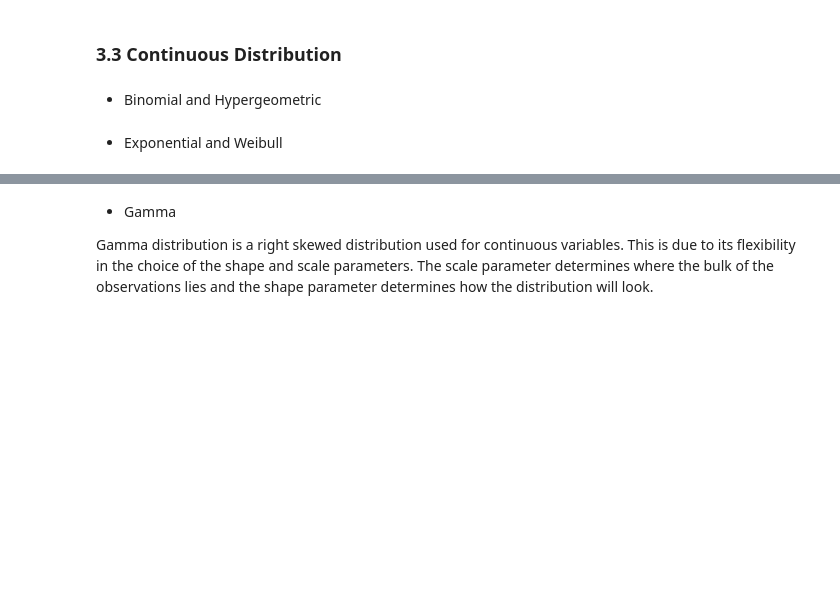
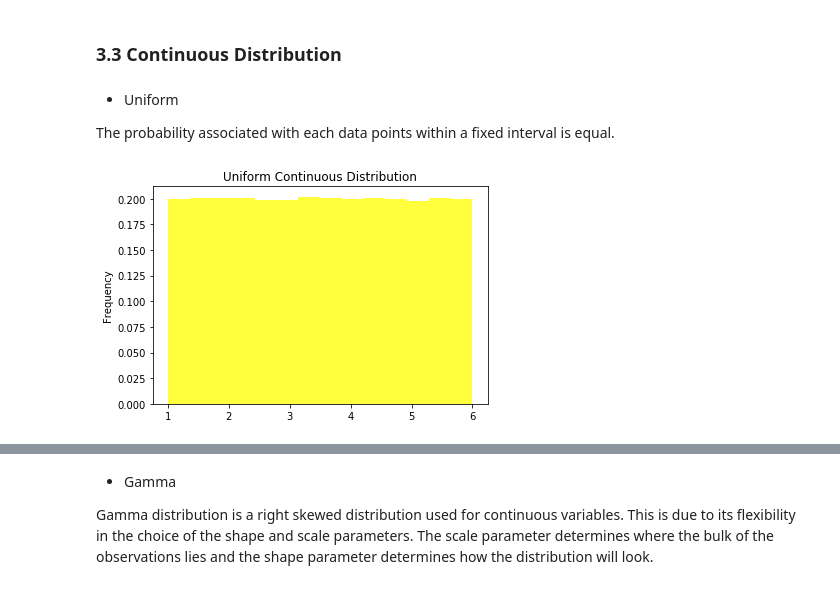
Before and after one commit to G00387847/numpy.random, a Jupyter notebook: numpy.random.ipynb, the cells around one changed output, grey strips where cells are left out. Saved outputs shown, nothing was run; the diff lists cells and outputs as text; code cells hidden in the pictures; blank space fills up the shorter version.

```diff
--- a/numpy.random.ipynb
+++ b/numpy.random.ipynb
@@ -254,6 +253,16 @@ fig=plot.get_figure()
 # %% [markdown]
 ### 3.3 Continuous Distribution
-# %% [markdown]
-* Binomial and Hypergeometric
-# %% [markdown]
-* Exponential and Weibull
+# %% [markdown]
+* Uniform
+
+The probability associated with each data points within a fixed interval is equal.
+# %%
+# Here parameters a and b has been assigned the values 1 and 6
+
+s = np.random.uniform(1, 6, 500000)
+count, bins, ignored = plt.hist(s, 14, density=True, facecolor='yellow', alpha=0.77)
+plt.title('Uniform Continuous Distribution')
+plt.ylabel("Frequency")
+plt.show() # Display histogram of the sample
+# %% [output]
+[figure, added]
```
Also changed, not shown: parts of 21 cells of this notebook.
